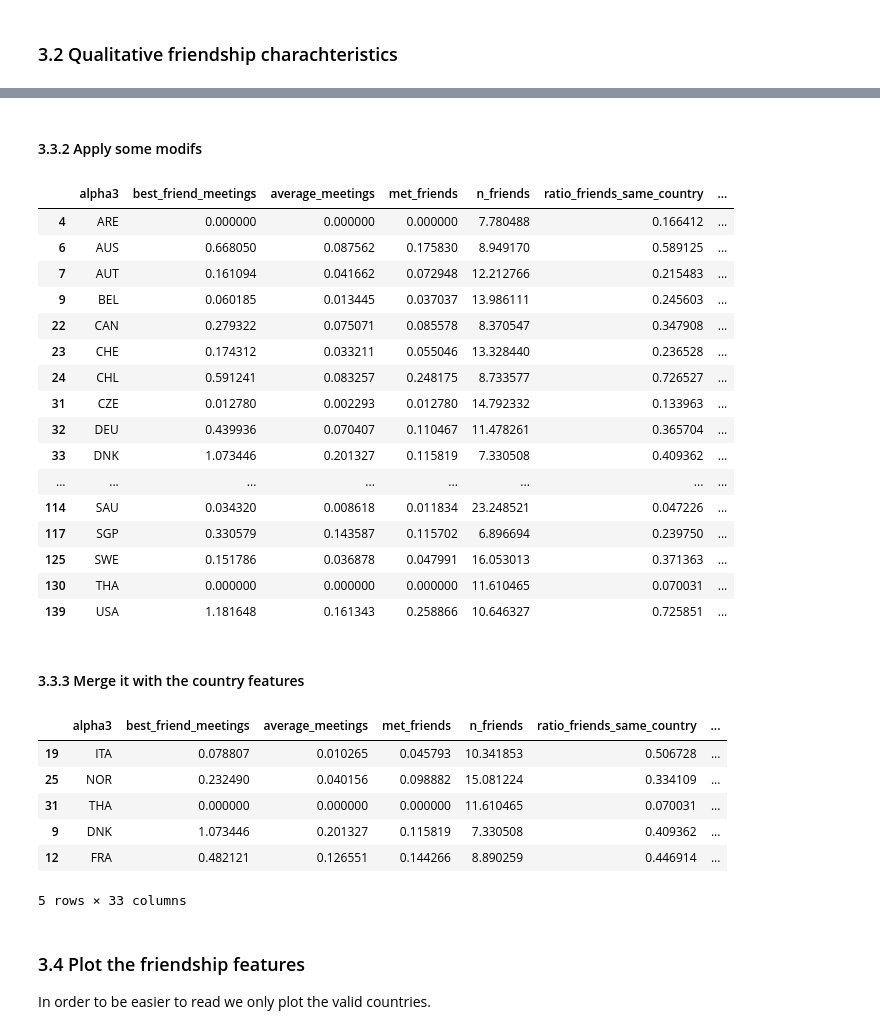
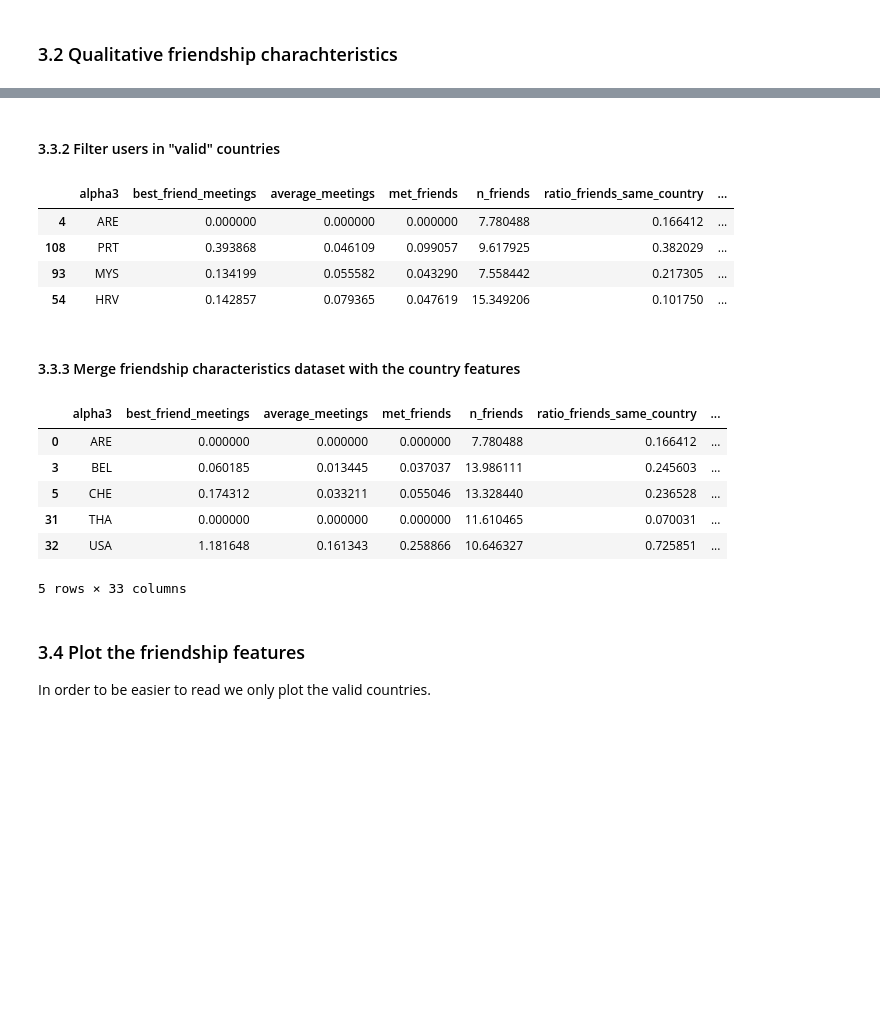
Before and after one commit to asreva/ada-2020-project-milestone-p3-p3_ada-dream-team, a Jupyter notebook: friendship_and_home_position.ipynb, the cells around one changed output, grey strips where cells are left out. Drawn from its saved outputs; the diff is of its cells as text; code cells hidden in the pictures; blank space fills up the shorter version.

```diff
--- a/friendship_and_home_position.ipynb
+++ b/friendship_and_home_position.ipynb
@@ -334,4 +354,11 @@ From all the features we remove the ones that we consider uninteresting for our
 # %%
-TO_REMOVE = ["Surface area (km2)","GDP: Gross domestic product (million current US$)", "Economy: Agriculture (% of GVA)","Economy: Industry (% of GVA)", "Economy: Services and other activity (% of GVA)","Agricultural production index (2004-2006=100)","Food production index (2004-2006=100)","Seats held by women in national parliaments %","Threatened species (number)","CO2 emission estimates (million tons/tons per capita)","Energy production, primary (Petajoules)","Pop. using improved drinking water (urban/rural, %)","Net Official Development Assist. received (% of GNI)"]
+TO_REMOVE = ["Surface area (km2)","GDP: Gross domestic product (million current US$)", \
+             "Economy: Agriculture (% of GVA)","Economy: Industry (% of GVA)", \
+             "Economy: Services and other activity (% of GVA)","Agricultural production index (2004-2006=100)",\
+             "Food production index (2004-2006=100)","Seats held by women in national parliaments %",\
+             "Threatened species (number)","CO2 emission estimates (million tons/tons per capita)",\
+             "Energy production, primary (Petajoules)","Pop. using improved drinking water (urban/rural, %)",\
+             "Net Official Development Assist. received (% of GNI)"]
+
 countries_features = countries_features.drop(columns=TO_REMOVE)
 # %% [markdown]
@@ -1020,35 +957,23 @@ users_all
 # %% [markdown]
-#### 3.3.2 Apply some modifs
+#### 3.3.2 Filter users in "valid" countries
 # %%
 #Groupby country and do the mean of each feature
 countries_friendships_ch =  users_all.groupby(["alpha3"]).mean().reset_index()
 
 #Keep only the countries that are in the valid country dataset
 countries_friendships_ch = countries_friendships_ch[countries_friendships_ch['alpha3'].isin(valid_countries_alpha3)]
 
 #Remove useless informations
 countries_friendships_ch = countries_friendships_ch.drop(columns = ["n_friends_same_country", "n_friends_near"])
 
 #Example
-countries_friendships_ch
+countries_friendships_ch.sample(4)
 # %% [output]
 |  | alpha3 | best_friend_meetings | average_meetings | met_friends | n_friends | ratio_friends_same_country | ... |
 | 4 | ARE | 0.000000 | 0.000000 | 0.000000 | 7.780488 | 0.166412 | ... |
-| 6 | AUS | 0.668050 | 0.087562 | 0.175830 | 8.949170 | 0.589125 | ... |
-| 7 | AUT | 0.161094 | 0.041662 | 0.072948 | 12.212766 | 0.215483 | ... |
-| 9 | BEL | 0.060185 | 0.013445 | 0.037037 | 13.986111 | 0.245603 | ... |
-| 22 | CAN | 0.279322 | 0.075071 | 0.085578 | 8.370547 | 0.347908 | ... |
-| 23 | CHE | 0.174312 | 0.033211 | 0.055046 | 13.328440 | 0.236528 | ... |
-| 24 | CHL | 0.591241 | 0.083257 | 0.248175 | 8.733577 | 0.726527 | ... |
-| 31 | CZE | 0.012780 | 0.002293 | 0.012780 | 14.792332 | 0.133963 | ... |
-| 32 | DEU | 0.439936 | 0.070407 | 0.110467 | 11.478261 | 0.365704 | ... |
-| 33 | DNK | 1.073446 | 0.201327 | 0.115819 | 7.330508 | 0.409362 | ... |
-| ... | ... | ... | ... | ... | ... | ... | ... |
-| 114 | SAU | 0.034320 | 0.008618 | 0.011834 | 23.248521 | 0.047226 | ... |
-| 117 | SGP | 0.330579 | 0.143587 | 0.115702 | 6.896694 | 0.239750 | ... |
-| 125 | SWE | 0.151786 | 0.036878 | 0.047991 | 16.053013 | 0.371363 | ... |
-| 130 | THA | 0.000000 | 0.000000 | 0.000000 | 11.610465 | 0.070031 | ... |
-| 139 | USA | 1.181648 | 0.161343 | 0.258866 | 10.646327 | 0.725851 | ... |
+| 108 | PRT | 0.393868 | 0.046109 | 0.099057 | 9.617925 | 0.382029 | ... |
+| 93 | MYS | 0.134199 | 0.055582 | 0.043290 | 7.558442 | 0.217305 | ... |
+| 54 | HRV | 0.142857 | 0.079365 | 0.047619 | 15.349206 | 0.101750 | ... |
 # %%
 #Create a min max version of the dataset (useful for plots)
 scaler = MinMaxScaler()
@@ -1068,7 +993,7 @@ countries_friendships_std["best_friend_meetings"] = scaler.fit_transform((countr
 countries_friendships_std["average_meetings"] = scaler.fit_transform((countries_friendships_std["average_meetings"].values).reshape(-1,1))
 countries_friendships_std["met_friends"] = scaler.fit_transform((countries_friendships_std["met_friends"].values).reshape(-1,1))
 # %% [markdown]
-#### 3.3.3 Merge it with the country features
+#### 3.3.3 Merge friendship characteristics dataset  with the country features
 # %%
 #Merge merged information about friendship and countries features
 countries_all_features = pd.merge(countries_friendships_ch, countries_features_clean, left_on="alpha3", right_on="alpha3")
@@ -1077,11 +1002,11 @@ countries_all_features = pd.merge(countries_friendships_ch, countries_features_c
 countries_all_features.sample(5)
 # %% [output]
 |  | alpha3 | best_friend_meetings | average_meetings | met_friends | n_friends | ratio_friends_same_country | ... |
-| 19 | ITA | 0.078807 | 0.010265 | 0.045793 | 10.341853 | 0.506728 | ... |
-| 25 | NOR | 0.232490 | 0.040156 | 0.098882 | 15.081224 | 0.334109 | ... |
+| 0 | ARE | 0.000000 | 0.000000 | 0.000000 | 7.780488 | 0.166412 | ... |
+| 3 | BEL | 0.060185 | 0.013445 | 0.037037 | 13.986111 | 0.245603 | ... |
+| 5 | CHE | 0.174312 | 0.033211 | 0.055046 | 13.328440 | 0.236528 | ... |
 | 31 | THA | 0.000000 | 0.000000 | 0.000000 | 11.610465 | 0.070031 | ... |
-| 9 | DNK | 1.073446 | 0.201327 | 0.115819 | 7.330508 | 0.409362 | ... |
-| 12 | FRA | 0.482121 | 0.126551 | 0.144266 | 8.890259 | 0.446914 | ... |
+| 32 | USA | 1.181648 | 0.161343 | 0.258866 | 10.646327 | 0.725851 | ... |
 5 rows × 33 columns
 # %%
 #Create a min max version of the dataset (useful for plots)
```
Also changed, not shown: parts of 118 cells of this notebook.
